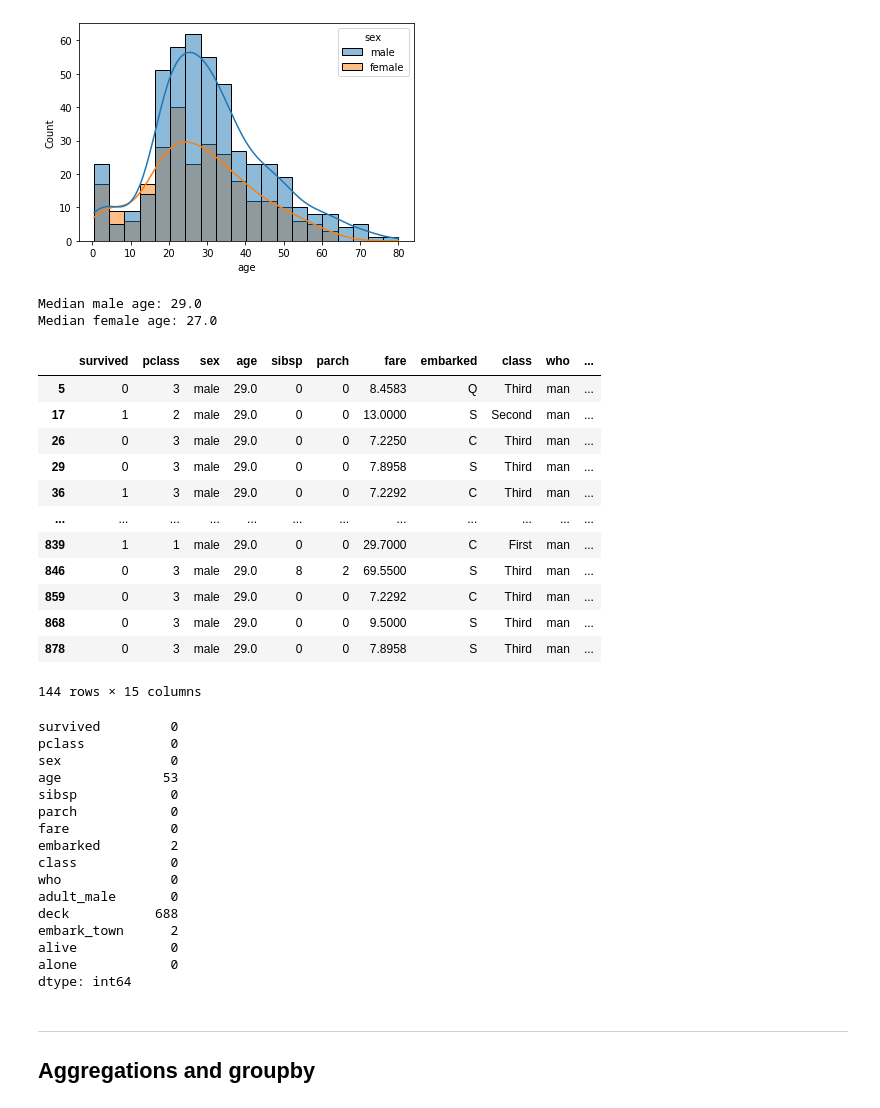
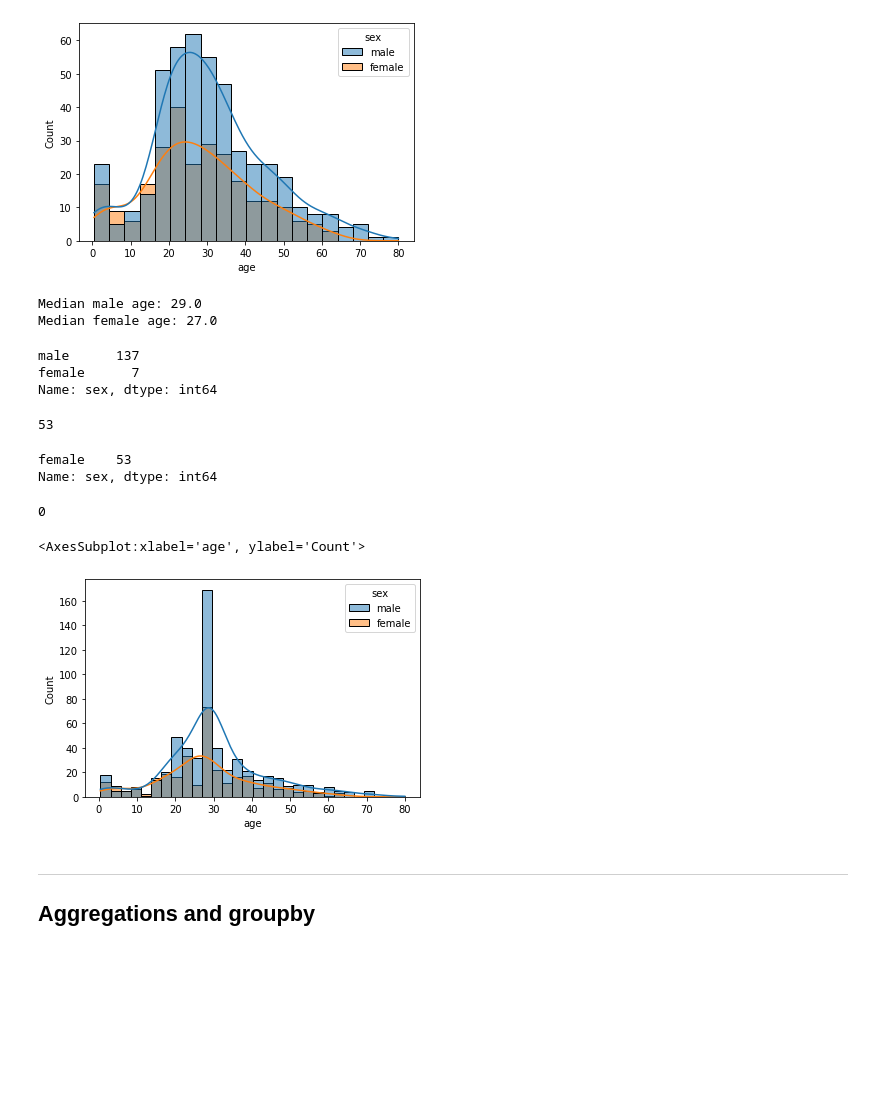
Before and after one commit to kokchun/Databehandling, a Jupyter notebook: Lectures/L1-missing-aggregation.ipynb, the cells around one changed output. Drawn from its saved outputs; the diff is of its cells as text; code cells hidden in the pictures; blank space fills up the shorter version.

Commit message:
FIlled in missing value in titanic

```diff
--- a/Lectures/L1-missing-aggregation.ipynb
+++ b/Lectures/L1-missing-aggregation.ipynb
@@ -186,42 +186,32 @@ print(f"Median female age: {median_female_age}")
 
 
 titanic.loc[titanic["sex"] == "male", "age"] = titanic.loc[titanic["sex"] == "male", "age"].fillna(median_male_age)
-titanic.loc[titanic["age"]==29]
+titanic.loc[titanic["age"]==29, "sex"].value_counts() # to see that we get desired results
 # %% [output]
 Median male age: 29.0
 Median female age: 27.0
-|  | survived | pclass | sex | age | sibsp | parch | fare | embarked | class | who | ... |
-| 5 | 0 | 3 | male | 29.0 | 0 | 0 | 8.4583 | Q | Third | man | ... |
-| 17 | 1 | 2 | male | 29.0 | 0 | 0 | 13.0000 | S | Second | man | ... |
-| 26 | 0 | 3 | male | 29.0 | 0 | 0 | 7.2250 | C | Third | man | ... |
-| 29 | 0 | 3 | male | 29.0 | 0 | 0 | 7.8958 | S | Third | man | ... |
-| 36 | 1 | 3 | male | 29.0 | 0 | 0 | 7.2292 | C | Third | man | ... |
-| ... | ... | ... | ... | ... | ... | ... | ... | ... | ... | ... | ... |
-| 839 | 1 | 1 | male | 29.0 | 0 | 0 | 29.7000 | C | First | man | ... |
-| 846 | 0 | 3 | male | 29.0 | 8 | 2 | 69.5500 | S | Third | man | ... |
-| 859 | 0 | 3 | male | 29.0 | 0 | 0 | 7.2292 | C | Third | man | ... |
-| 868 | 0 | 3 | male | 29.0 | 0 | 0 | 9.5000 | S | Third | man | ... |
-| 878 | 0 | 3 | male | 29.0 | 0 | 0 | 7.8958 | S | Third | man | ... |
-144 rows × 15 columns
+male      137
+female      7
+Name: sex, dtype: int64
+# %%
+print(titanic.isnull().sum().loc["age"]) # now we have 53 nulls left for age
+titanic.loc[titanic["age"].isnull(), "sex"].value_counts() # all these are female
+# %% [output]
+53
+female    53
+Name: sex, dtype: int64
 # %%
-titanic.isnull().sum()
+titanic["age"] = titanic["age"].fillna(median_female_age)
+titanic.isnull().sum().sex
 # %% [output]
-survived         0
-pclass           0
-sex              0
-age             53
-sibsp            0
-parch            0
-fare             0
-embarked         2
-class            0
-who              0
-adult_male       0
-deck           688
-embark_town      2
-alive            0
-alone            0
-dtype: int64
+0
+# %%
+# now we see a huge peak at around 30 years, which may not reflect the reality very well
+# Can you figure out other ways of filling in the missing data
+sns.histplot(data=titanic, x="age", kde=True, hue="sex")
+# %% [output]
+<AxesSubplot:xlabel='age', ylabel='Count'>
+[figure, added]
 # %% [markdown]
 ---
 ## Aggregations and groupby
```
Also changed, not shown: parts of 1 cell of this notebook.
